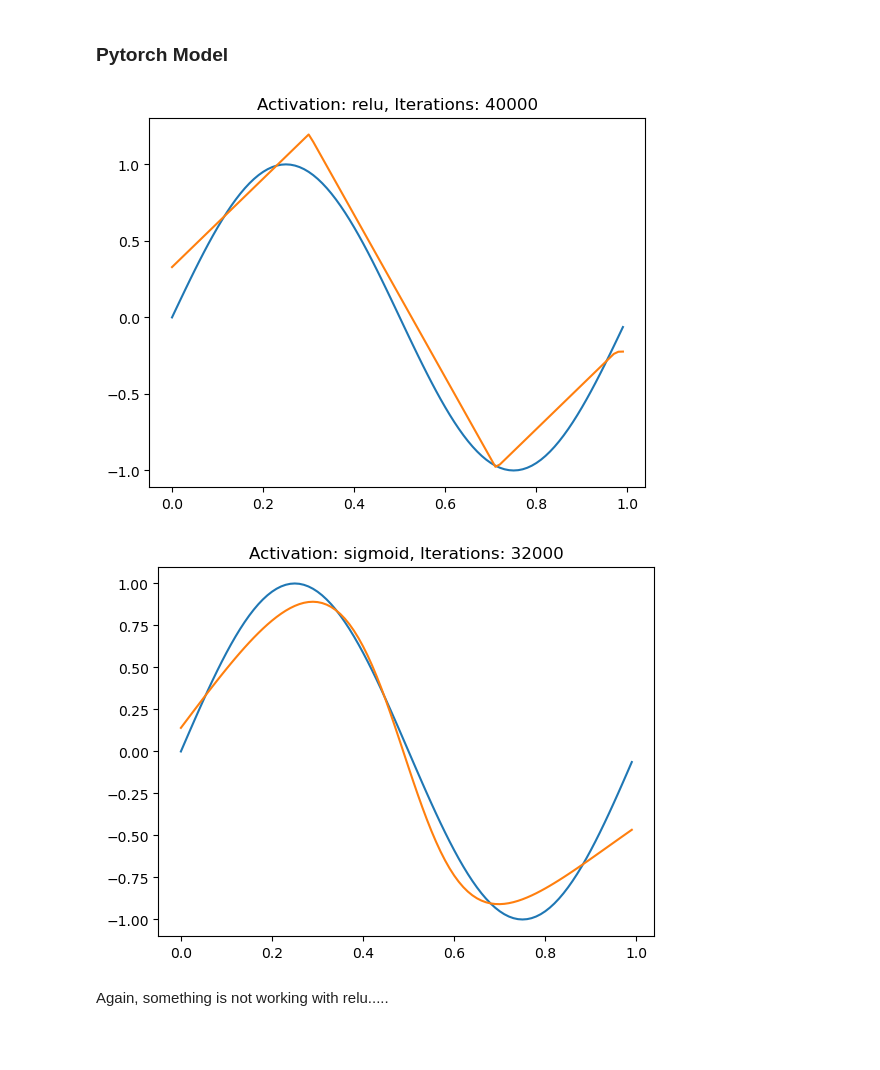
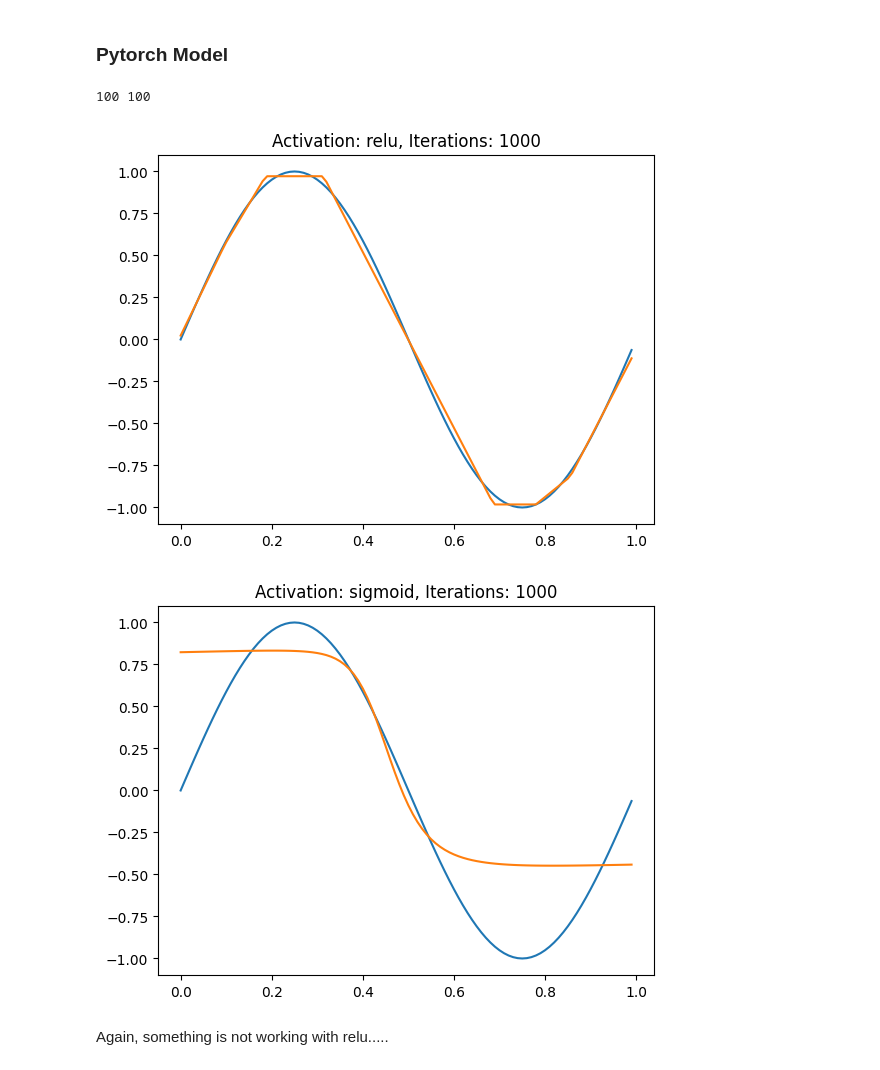
Before and after one commit to BenAF002/data_science, a Jupyter notebook: sinenet.ipynb, the cells around one changed output. Saved outputs shown, nothing was run; the diff lists cells and outputs as text; code cells hidden in the pictures; blank space fills up the shorter version.

```diff
--- a/sinenet.ipynb
+++ b/sinenet.ipynb
@@ -207,13 +207,18 @@ There's clearly still something weird witht the relu activation.......
 # %%
 x = torch.tensor(x).float().view(-1, 1)
 y = torch.tensor(y).float().view(-1, 1)
+
+print(len(x), len(y))
+# %% [output]
+100 100
 # %%
 class TorchNet(nn.Module):
-    def __init__(self, activation, size: int = 8) -> None:
+    def __init__(self, activation, size: int = 8, scale: float = 1) -> None:
         super().__init__()
         self.h1 = nn.Linear(1, size)
-        self.h2 = nn.Parameter(torch.randn(1, size))
-        self.b2 = nn.Parameter(torch.randn(size))
+
+        self.h2 = nn.Parameter(torch.randn(1, size) / scale)
+        self.b2 = nn.Parameter(torch.randn(size) / scale)
         # self.h2 = nn.Linear(8, 8)
         self.head = nn.Linear(size, 1)
         self.loss =  nn.MSELoss()
@@ -227,25 +232,29 @@ class TorchNet(nn.Module):
             l2 = F.sigmoid(l1 * self.h2 + self.b2)
         else:
             l1 = F.relu(self.h1(x))
+            #l1 = self.h1(x)
             l2 = F.relu(l1 * self.h2 + self.b2)
 
         res = self.head(l2)
         return res, self.loss(res, y)
 
-    def train(self, x, y, lr, steps=100):
+    def train(self, x, y, lr, steps=100, batch_size=10):
         for step in range(steps):
-            pred, loss = self.forward(x, y)
-            self.losses.append(loss)
+          # Naive batching
+          for batch_ind in range(batch_size, len(x) + batch_size, batch_size):
+              pred, loss = self.forward(x=x[batch_ind - batch_size:batch_ind], y=y[batch_ind - batch_size:batch_ind])
 
-            # get gradients
-            for p in self.parameters():
-                p.grad = None
+              self.losses.append(loss)
 
-            loss.backward()
+              # get gradients
+              for p in self.parameters():
+                  p.grad = None
 
-            # update
-            for p in self.parameters():
-                p.data -= lr * p.grad
+              loss.backward()
+
+              # update
+              for p in self.parameters():
+                  p.data -= lr * p.grad
 
         self.iters += steps
 
@@ -263,14 +272,15 @@ mod3 = TorchNet(activation = 'relu', size = 8)
 # %%
-mod3.train(x, y, lr=0.1, steps=10000)
+mod3 = TorchNet(activation = 'relu', size = 16, scale=10)
+mod3.train(x, y, lr=0.1, steps=1000, batch_size=10)
 mod3.plot_nn(x, y)
 # %% [output]
-[figure, old version]
+[figure, new version]
 # %%
 mod4 = TorchNet(activation='sigmoid', size = 6)
 # %%
-mod4.train(x, y, lr=0.2, steps=1000)
+mod4.train(x, y, lr=0.2, steps=1000, batch_size=10)
 mod4.plot_nn(x, y)
 # %% [output]
-[figure, old version]
+[figure, new version]
 # %% [markdown]
 Again, something is not working with relu.....
```
Also changed, not shown: parts of 5 cells of this notebook.
